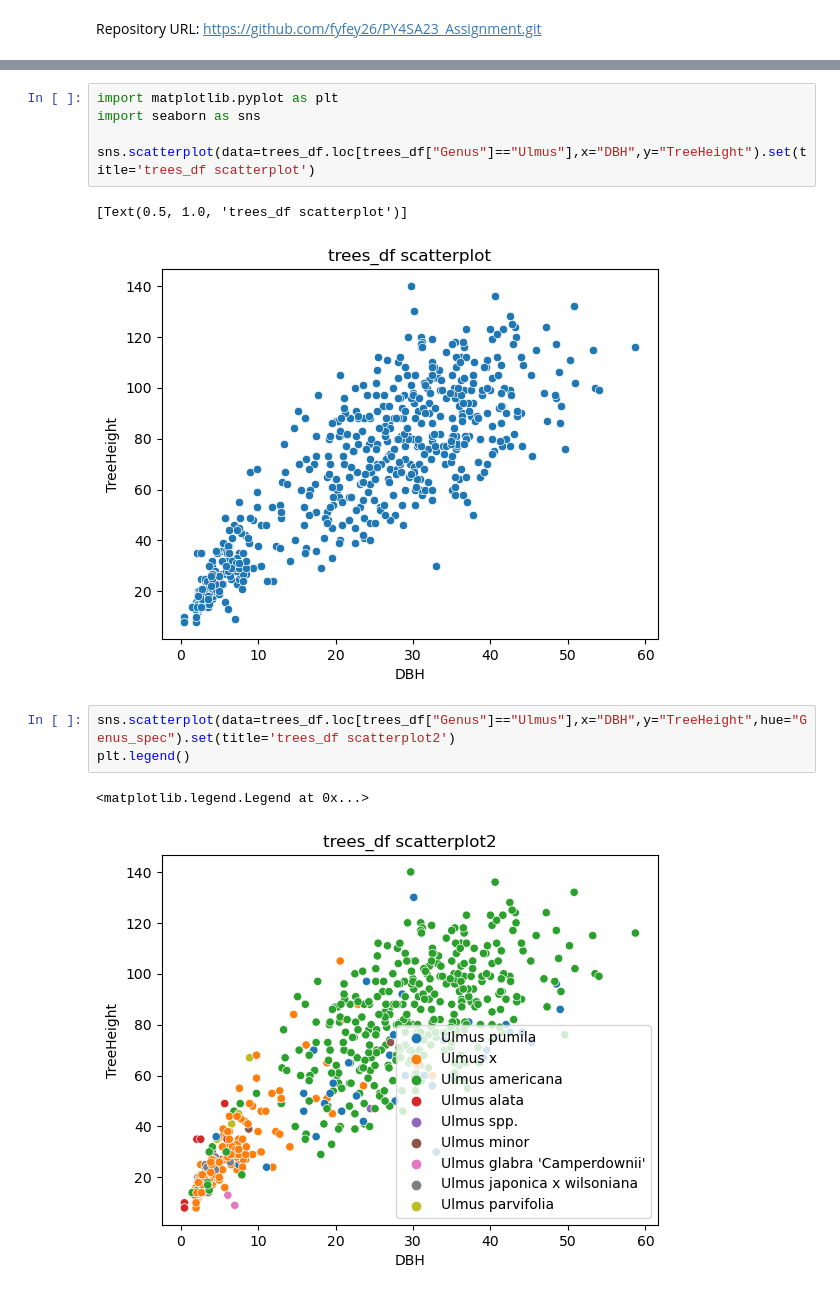
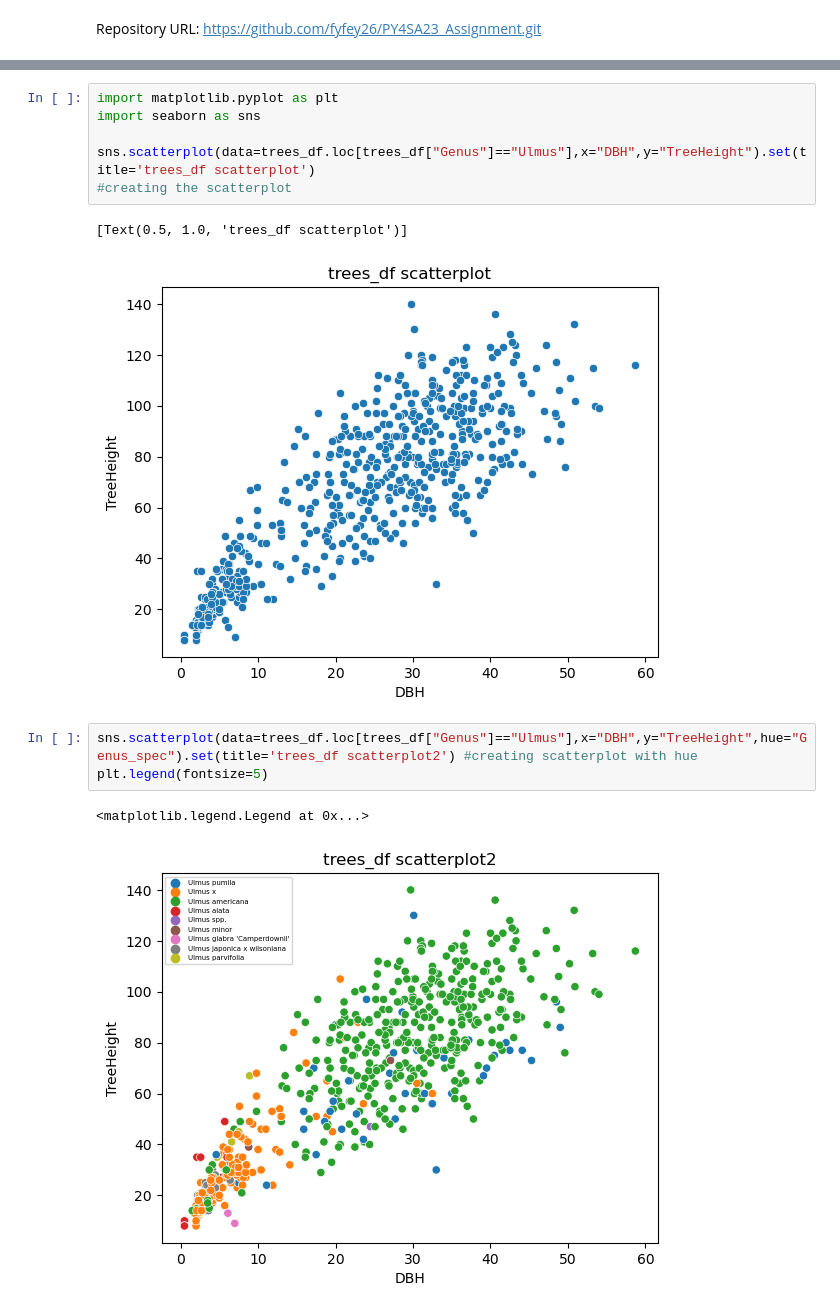
Before and after one commit to fyfey26/PY4SA23_Assignment, a Jupyter notebook: PY4SA23_Assignment.ipynb, the cells around one changed output, grey strips where cells are left out. Cells and saved outputs as stored; diff of their text form.

```diff
--- a/PY4SA23_Assignment.ipynb
+++ b/PY4SA23_Assignment.ipynb
@@ -133,14 +127,15 @@ import matplotlib.pyplot as plt
 import seaborn as sns
 
 sns.scatterplot(data=trees_df.loc[trees_df["Genus"]=="Ulmus"],x="DBH",y="TreeHeight").set(title='trees_df scatterplot')
+#creating the scatterplot
 # %% [output]
 [Text(0.5, 1.0, 'trees_df scatterplot')]
 [figure]
 # %%
-sns.scatterplot(data=trees_df.loc[trees_df["Genus"]=="Ulmus"],x="DBH",y="TreeHeight",hue="Genus_spec").set(title='trees_df scatterplot2')
-plt.legend()
+sns.scatterplot(data=trees_df.loc[trees_df["Genus"]=="Ulmus"],x="DBH",y="TreeHeight",hue="Genus_spec").set(title='trees_df scatterplot2') #creating scatterplot with hue
+plt.legend(fontsize=5)
 # %% [output]
 <matplotlib.legend.Legend at 0x...>
-[figure, old version]
+[figure, new version]
 # %%
 plt.figure(figsize=(15,10))
```
Also changed, not shown: parts of 35 cells of this notebook.
